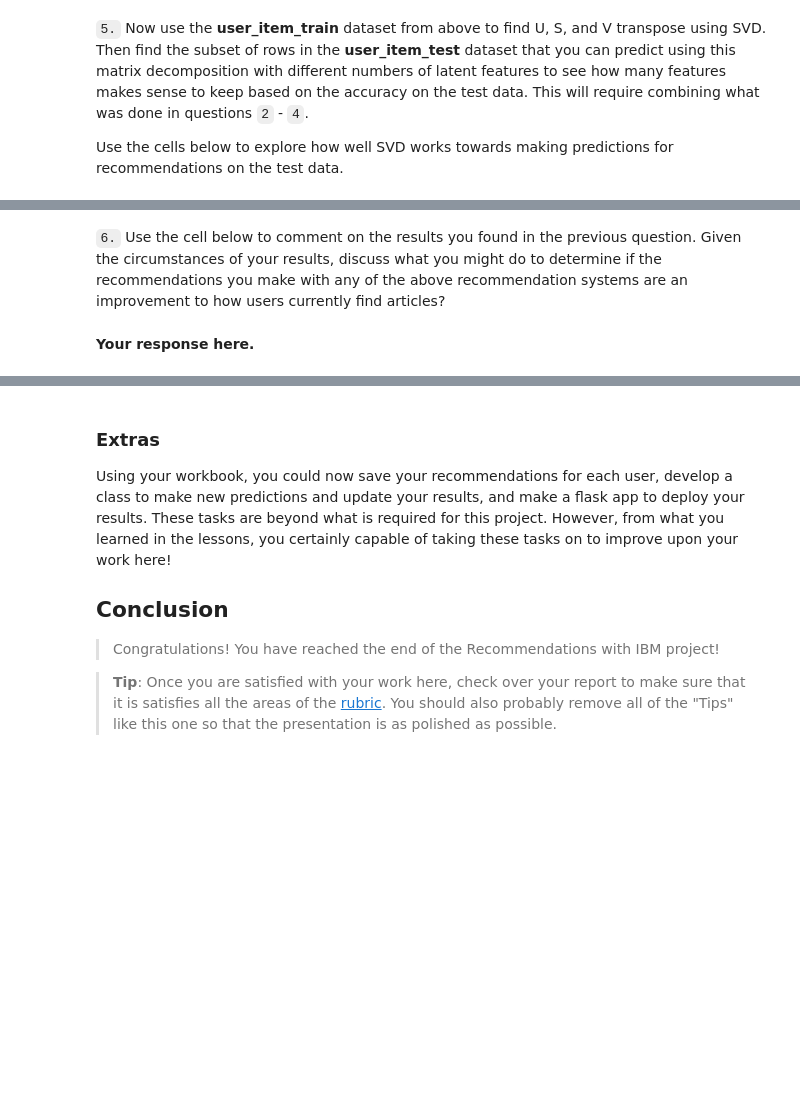
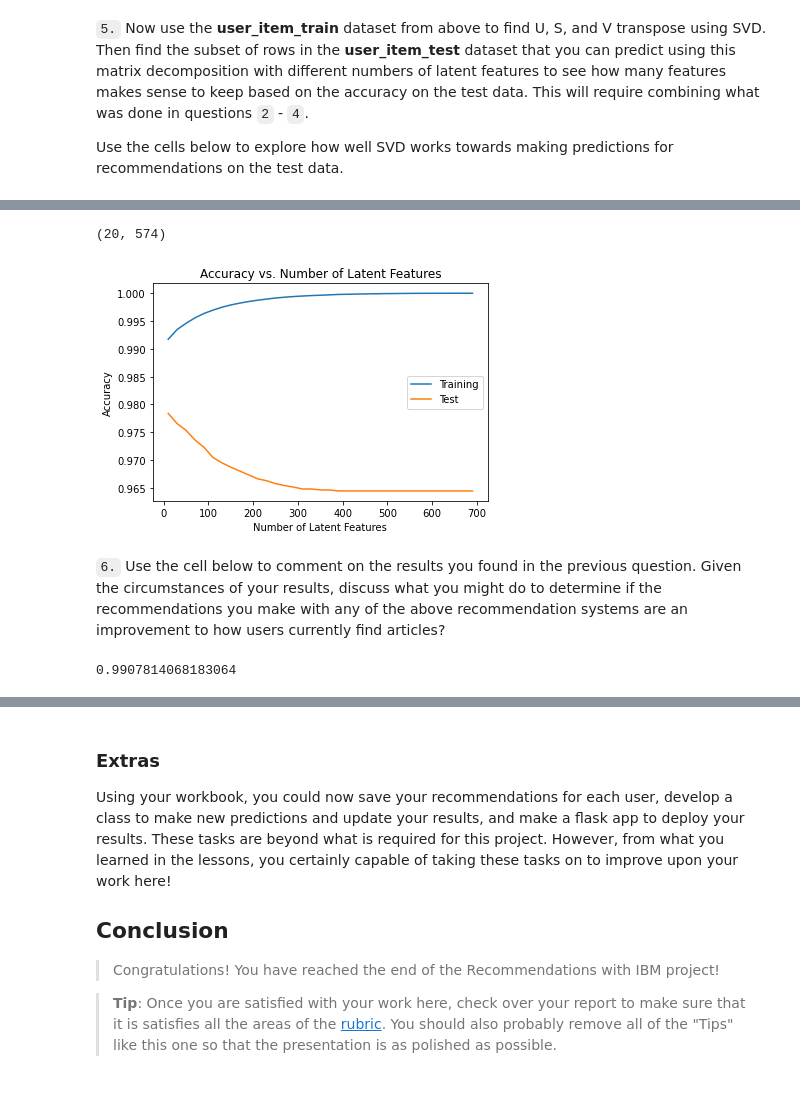
Before and after one commit to lethiess/RecommenderSystem, a Jupyter notebook: Recommendations_with_IBM.ipynb, the cells around one changed output, grey strips where cells are left out. Drawn from its saved outputs; the diff is of its cells as text; code cells hidden in the pictures; blank space fills up the shorter version.

```diff
--- a/Recommendations_with_IBM.ipynb
+++ b/Recommendations_with_IBM.ipynb
@@ -783,3 +851,10 @@ u_train, s_train, vt_train = # fit svd similar to above then use the cells below
 # %%
 # Use these cells to see how well you can use the training
 # decomposition to predict on test data
+# %%
+# get a boolean array indicating which indices of test and training set are matching
+possible_predictions = user_item_train.index.isin(test_idx)
+# %%
+# get users who are in the training and in the test set
+u_test = u_train[possible_predictions, :]
+u_test.shape
@@ -785,0 +863,5 @@ u_train, s_train, vt_train = # fit svd similar to above then use the cells below
+# %%
+# get all movies which are in the training and test set
+possible_movies = user_item_train.columns.isin(test_arts)
+vt_test = vt_train[:, possible_movies]
+vt_test
@@ -786,4 +882,44 @@ u_train, s_train, vt_train = # fit svd similar to above then use the cells below
+# %%
+# update test data - discard all data which isn't in available in train and test set
+user_item_test = user_item_test.loc[user_item_train.index.intersection(test_idx),
+                                    user_item_train.columns.intersection(test_arts)]
+user_item_test.shape
+# %% [output]
+(20, 574)
+# %%
+num_latent_feats = np.arange(10, 700 + 10 ,20)
+train_errs, test_errs = [], []
+
+for k in num_latent_feats:
+    # restructure with k latent features
+    s_train_latent, u_train_latent, vt_train_latent = np.diag(s_train[:k]), u_train[:, :k], vt_train[:k, :]
+    u_test_latent, vt_test_latent = u_test[:, :k], vt_test[:k, :]
+
+    # take dot product
+    user_item_train_est = np.around(np.dot(np.dot(u_train_latent, s_train_latent), vt_train_latent))
+    user_item_test_est = np.around(np.dot(np.dot(u_test_latent, s_train_latent), vt_test_latent ))
+
+    # calc accuracy of training predictions
+    train_err = accuracy_score(user_item_train.values.flatten(), user_item_train_est.flatten())
+    train_errs.append(train_err)
+
+    # calc accuracy of test predictions
+    test_err = accuracy_score(user_item_test.values.flatten(), user_item_test_est.flatten())
+    test_errs.append(test_err)
+
+plt.figure();
+plt.plot(num_latent_feats, train_errs, label="Training");
+plt.plot(num_latent_feats, test_errs, label="Test");
+plt.xlabel("Number of Latent Features");
+plt.ylabel("Accuracy");
+plt.title("Accuracy vs. Number of Latent Features");
+plt.legend();
+# %% [output]
+[figure, added]
 # %% [markdown]
 `6.` Use the cell below to comment on the results you found in the previous question. Given the circumstances of your results, discuss what you might do to determine if the recommendations you make with any of the above recommendation systems are an improvement to how users currently find articles?
-# %% [markdown]
-**Your response here.**
+# %%
+zero_value_percentage = 1 - (user_item_train != 0).sum().sum()/(user_item_train == 0).sum().sum()
+zero_value_percentage
+# %% [output]
+0.9907814068183064
```
Also changed, not shown: parts of 18 cells of this notebook.
